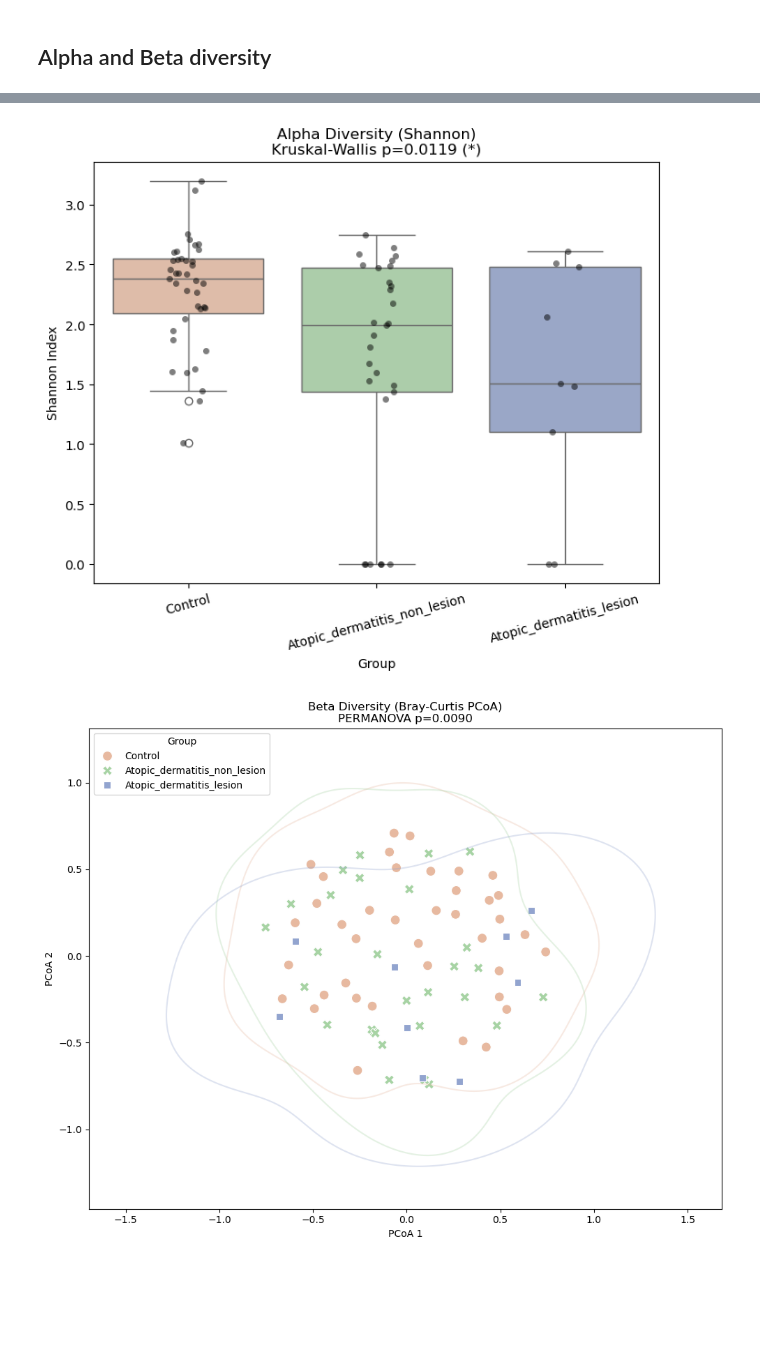
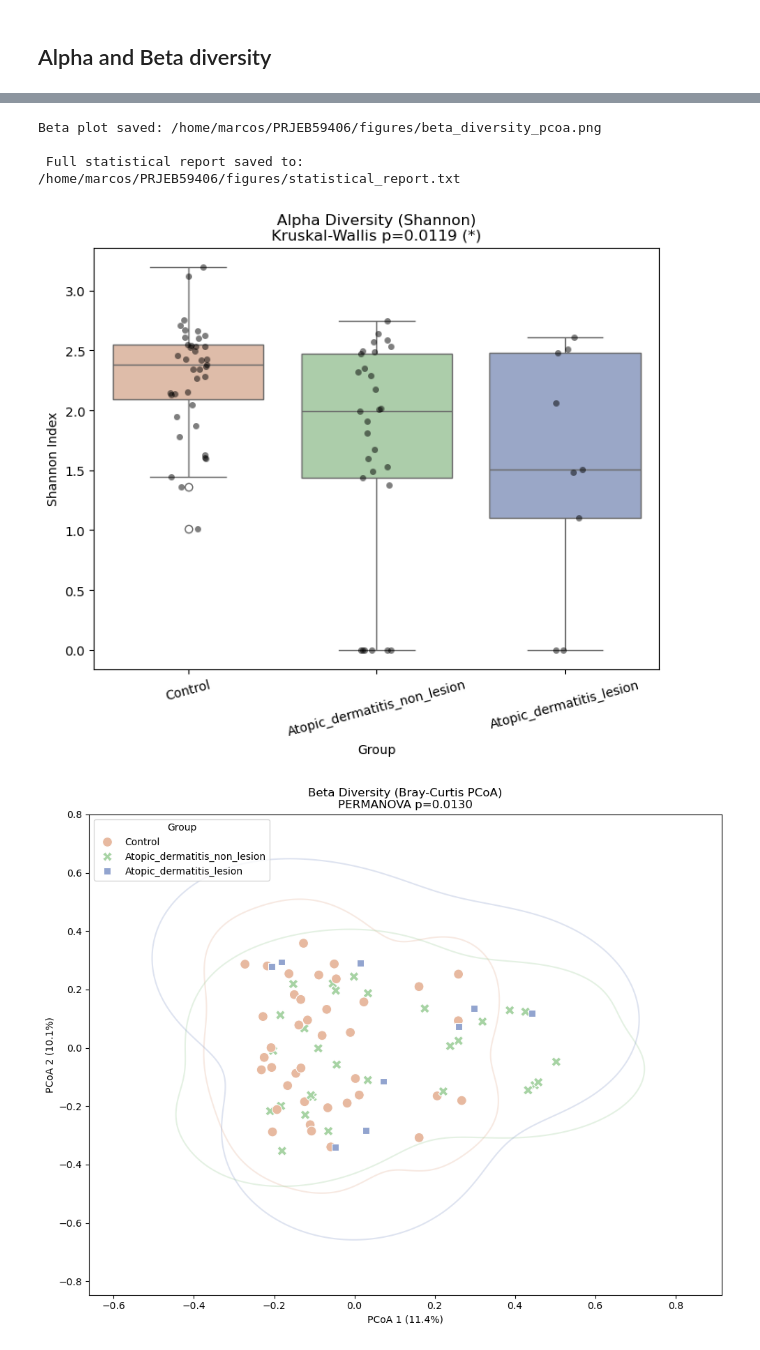
Before and after one commit to Marcosv21/Doc_project, a Jupyter notebook: statistical_analysis/plots_doc.ipynb, the cells around one changed output, grey strips where cells are left out. Saved outputs shown, nothing was run; the diff lists cells and outputs as text; code cells hidden in the pictures; blank space fills up the shorter version.

```diff
--- a/statistical_analysis/plots_doc.ipynb
+++ b/statistical_analysis/plots_doc.ipynb
@@ -403,9 +403,16 @@ import seaborn as sns
 import matplotlib.pyplot as plt
 from scipy.spatial.distance import pdist, squareform
 from scipy import stats
-from sklearn.manifold import MDS
 import os
 import itertools
+
+# Tenta importar PCoA do scikit-bio para calcular a variância
+try:
+    from skbio.stats.ordination import pcoa
+    HAS_SKBIO_PCOA = True
+except ImportError:
+    from sklearn.manifold import MDS
+    HAS_SKBIO_PCOA = False
 
 INPUT_FILE = "/home/marcos/PRJEB59406/results/Final_Table_Taxonomy_Function.tsv"
 OUTPUT_DIR = "/home/marcos/PRJEB59406/figures/"
@@ -466,10 +473,7 @@ alpha_df['Shannon'] = matrix.apply(calculate_shannon, axis=1)
 alpha_df['Group'] = groups
 
 # --- STATS: Kruskal-Wallis (Global) ---
-# Prepare list of arrays for the test
 groups_data = [alpha_df[alpha_df['Group'] == g]['Shannon'].values for g in plot_order]
-
-# Run Kruskal-Wallis
 h_stat, p_val_kw = stats.kruskal(*groups_data)
 log_stats(f"Global Kruskal-Wallis Test: H={h_stat:.3f}, p-value={p_val_kw:.5f}")
 
@@ -477,7 +481,6 @@ significance_text = " (ns)"
 if p_val_kw < 0.05:
     significance_text = " (*)" if p_val_kw < 0.01 else " (*)"
     log_stats("\n  -> Pairwise Comparisons (Mann-Whitney U):")
-    # Pairwise comparison
     for g1, g2 in itertools.combinations(plot_order, 2):
         d1 = alpha_df[alpha_df['Group'] == g1]['Shannon']
         d2 = alpha_df[alpha_df['Group'] == g2]['Shannon']
@@ -486,16 +489,12 @@ if p_val_kw < 0.05:
 
 # --- Plot Alpha ---
 plt.figure(figsize=(8, 6))
-
-# Using the GROUP_COLORS dictionary in the palette
 sns.boxplot(data=alpha_df, x='Group', y='Shannon', order=plot_order, palette=GROUP_COLORS)
 sns.stripplot(data=alpha_df, x='Group', y='Shannon', order=plot_order, color='black', alpha=0.5, jitter=True)
 
-# Add stats to title
 plt.title(f"Alpha Diversity (Shannon)\nKruskal-Wallis p={p_val_kw:.4f}{significance_text}")
 plt.ylabel("Shannon Index")
 plt.xticks(rotation=15)
-
 filename_alpha = os.path.join(OUTPUT_DIR, "alpha_diversity_shannon.png")
 plt.savefig(filename_alpha, dpi=300, bbox_inches='tight')
 print(f"Alpha plot saved: {filename_alpha}")
@@ -506,16 +505,13 @@ log_stats("\n=== 2. BETA DIVERSITY (BRAY-CURTIS) ===")
 dist_matrix = pdist(matrix, metric='braycurtis')
 dist_square = squareform(dist_matrix)
 
-# --- STATS: PERMANOVA (Requires scikit-bio) ---
+# --- STATS: PERMANOVA ---
 permanova_title = ""
 try:
     from skbio.stats.distance import permanova
     from skbio import DistanceMatrix
 
-    # Create DistanceMatrix object for skbio
     dm = DistanceMatrix(dist_square, ids=matrix.index)
-
-    # Run PERMANOVA (999 permutations)
     perm_results = permanova(dm, groups, permutations=999)
 
     p_val_perm = perm_results['p-value']
@@ -529,17 +525,45 @@ except ImportError:
 except Exception as e:
     log_stats(f"Could not run PERMANOVA: {e}")
 
-# PCoA
-mds = MDS(n_components=2, dissimilarity='precomputed', random_state=42, normalized_stress='auto')
-pcoa_coords = mds.fit_transform(dist_square)
+# --- PCoA CALCULATION (With Variance Explained) ---
+# Default labels if calculation fails
+xlabel = "PCoA 1"
+ylabel = "PCoA 2"
 
-pcoa_df = pd.DataFrame(pcoa_coords, columns=['PC1', 'PC2'], index=matrix.index)
+if HAS_SKBIO_PCOA:
+    try:
+        # Usa scikit-bio para calcular PCoA e Variância Explicada
+        print("Calculating PCoA using scikit-bio...")
+        pcoa_results = pcoa(dist_square)
+
+        # Extrai coordenadas
+        pcoa_df = pcoa_results.samples[['PC1', 'PC2']]
+        pcoa_df.index = matrix.index
+
+        # Extrai Variância Explicada (%)
+        exp_var = pcoa_results.proportion_explained
+        xlabel = f"PCoA 1 ({exp_var['PC1']:.1%})"
+        ylabel = f"PCoA 2 ({exp_var['PC2']:.1%})"
+
+        log_stats(f"Explained Variance: PC1={exp_var['PC1']:.1%}, PC2={exp_var['PC2']:.1%}")
+
+    except Exception as e:
+        print(f"Error in skbio PCoA: {e}. Falling back to MDS.")
+        HAS_SKBIO_PCOA = False
+
+if not HAS_SKBIO_PCOA:
+    # Fallback para MDS (sem variância explicada)
+    print("Using sklearn MDS (Variance explained not available).")
+    mds = MDS(n_components=2, dissimilarity='precomputed', random_state=42, normalized_stress='auto')
+    pcoa_coords = mds.fit_transform(dist_square)
+    pcoa_df = pd.DataFrame(pcoa_coords, columns=['PC1', 'PC2'], index=matrix.index)
+
+# Add Groups to DataFrame
 pcoa_df['Group'] = groups
 
 # --- Plot Beta ---
 plt.figure(figsize=(10, 8))
 
-# Using the GROUP_COLORS dictionary in the palette
 sns.scatterplot(data=pcoa_df, x='PC1', y='PC2', hue='Group', style='Group',
                 hue_order=plot_order, style_order=plot_order,
                 s=100, palette=GROUP_COLORS)
@@ -549,17 +573,16 @@ try:
     for group in plot_order:
         subset = pcoa_df[pcoa_df['Group'] == group]
         if len(subset) > 3:
-            # Get color from dictionary
             grp_color = GROUP_COLORS.get(group, 'grey')
-
-            # Draw the ellipse with the same group color
             sns.kdeplot(x=subset['PC1'], y=subset['PC2'], levels=1, color=grp_color, alpha=0.3, warn_singular=False)
 except:
     pass
 
 plt.title(f"Beta Diversity (Bray-Curtis PCoA){permanova_title}")
-plt.xlabel("PCoA 1")
-plt.ylabel("PCoA 2")
+# Aplica os labels dinâmicos com a porcentagem
+plt.xlabel(xlabel)
+plt.ylabel(ylabel)
+
 plt.legend(bbox_to_anchor=(0, 1), loc='upper left', title="Group")
 plt.tight_layout()
 
@@ -596,2 +623,5 @@ Beta plot saved: /home/marcos/PRJEB59406/figures/beta_diversity_pcoa.png
+Beta plot saved: /home/marcos/PRJEB59406/figures/beta_diversity_pcoa.png
+
+ Full statistical report saved to: /home/marcos/PRJEB59406/figures/statistical_report.txt
-[figure, old version]
+[figure, new version]
-[figure, old version]
+[figure, new version]
```
Also changed, not shown: parts of 1 cell of this notebook, 2 other files.
